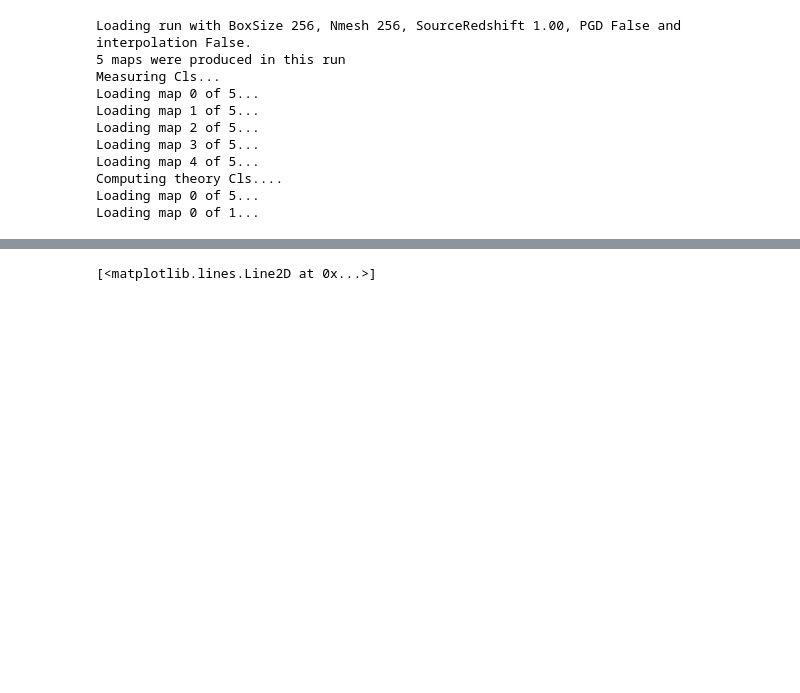
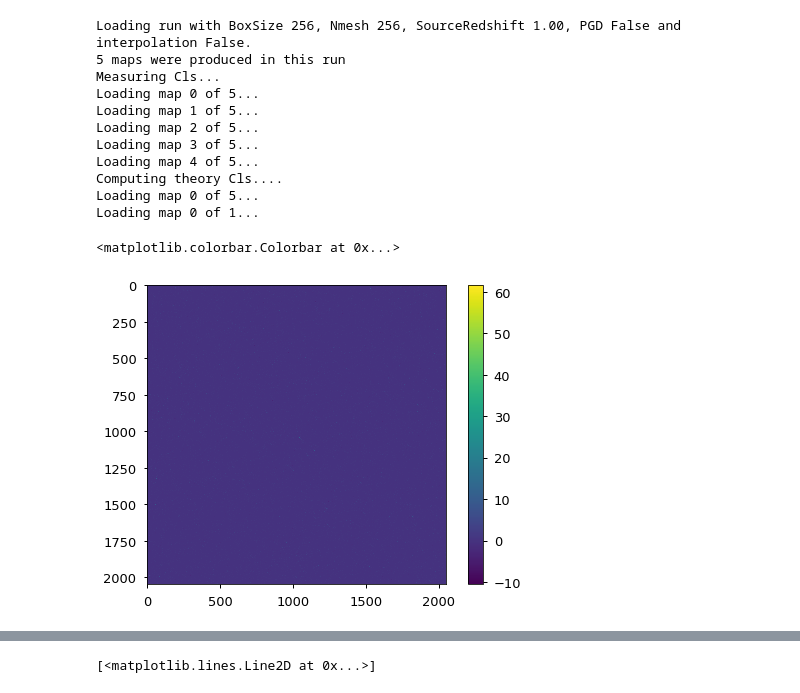
Before and after one commit to VMBoehm/MADLens, a Jupyter notebook: notebooks/PlotResults-publications.ipynb, the cells around one changed output, grey strips where cells are left out. Cells and saved outputs as stored; diff of their text form; code cells hidden in the pictures; blank space fills up the shorter version.

```diff
--- a/notebooks/PlotResults-publications.ipynb
+++ b/notebooks/PlotResults-publications.ipynb
@@ -293,3 +293,9 @@ Loading map 4 of 5...
 Computing theory Cls....
 Loading map 0 of 5...
 Loading map 0 of 1...
+# %%
+plt.imshow(white_map)
+plt.colorbar()
+# %% [output]
+<matplotlib.colorbar.Colorbar at 0x...>
+[figure, added]
```
Also changed, not shown: parts of 6 cells of this notebook, 1 other file.
